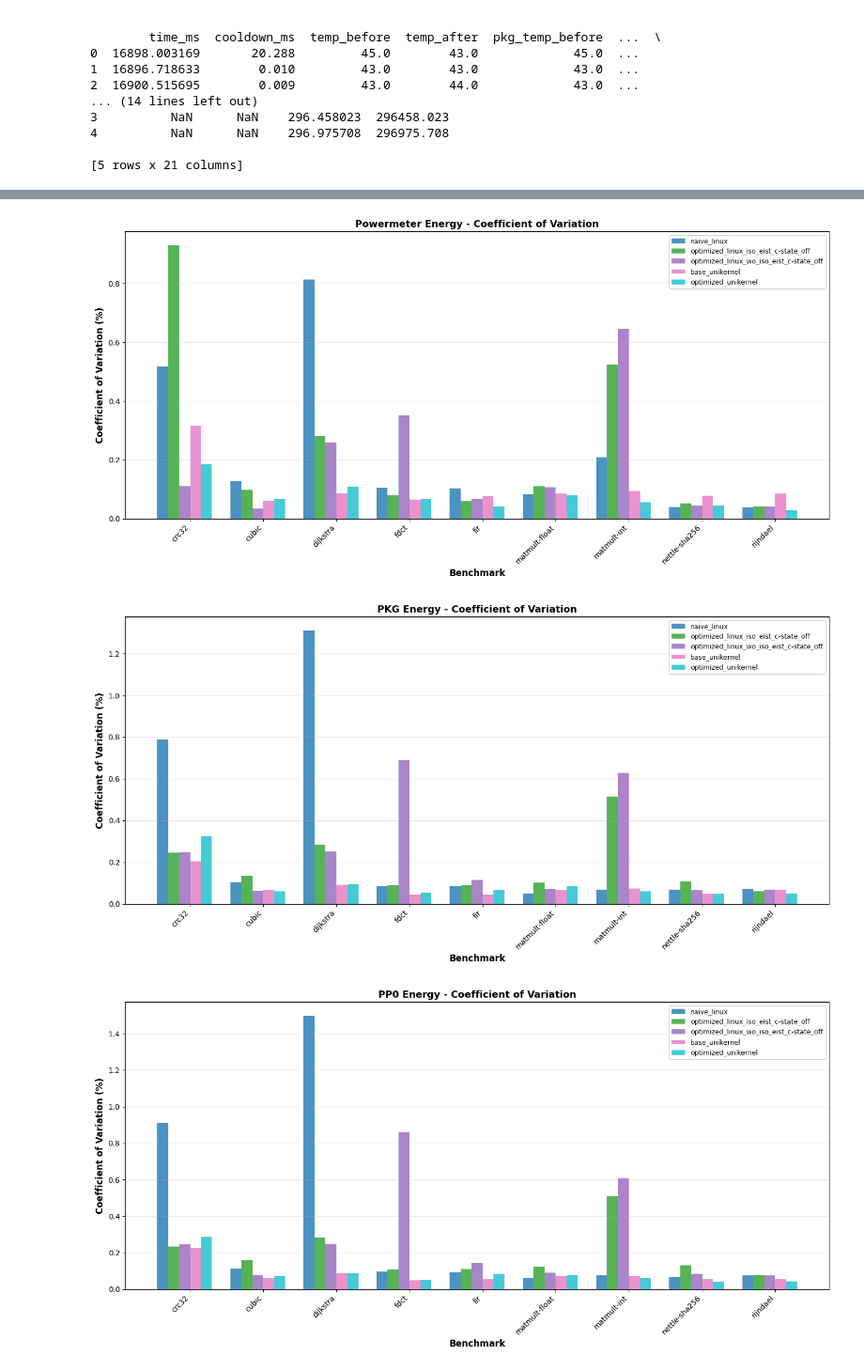
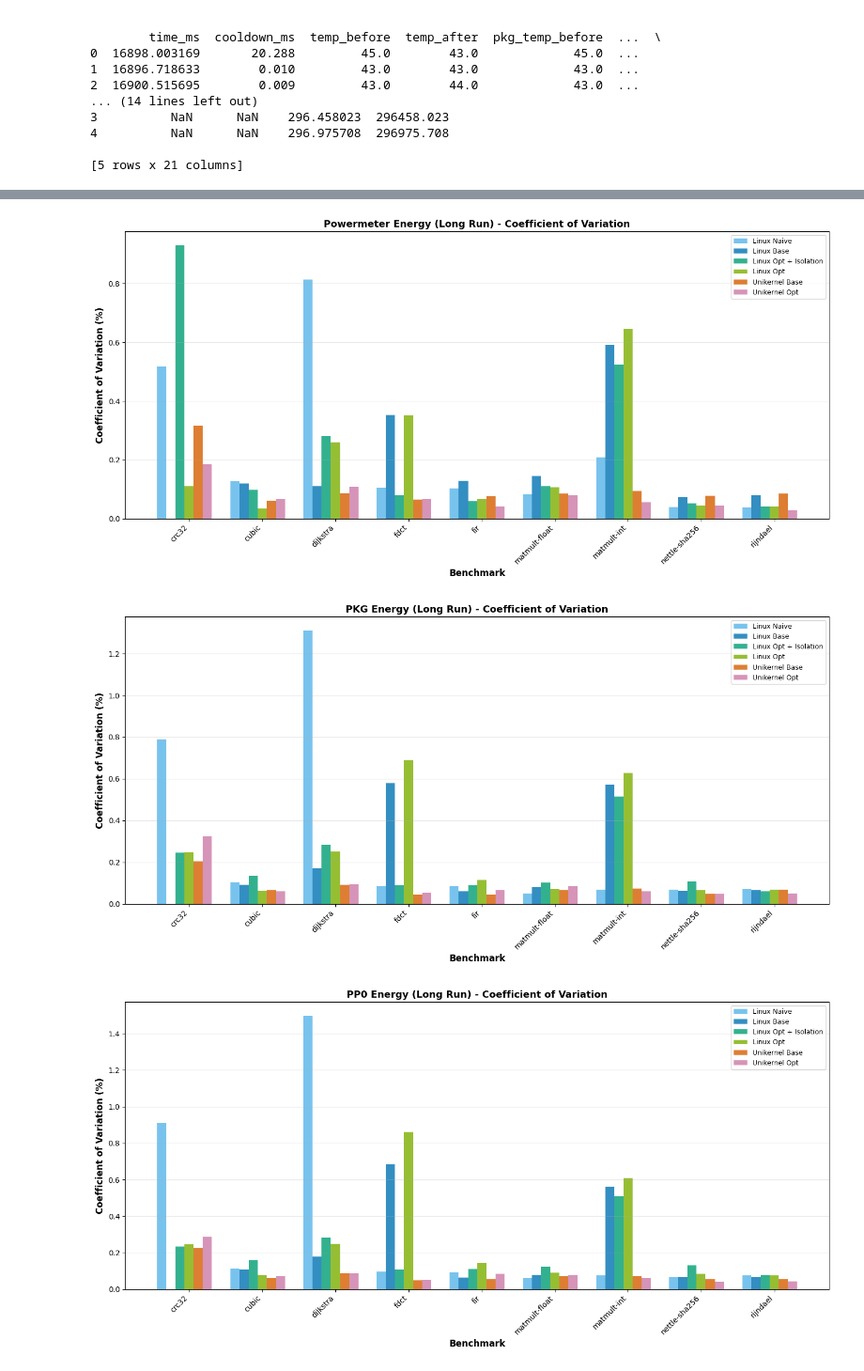
Before and after one commit to sondreross/testing, a Jupyter notebook: ryddet_plots.ipynb, the cells around one changed output, grey strips where cells are left out. Shown at 94% size. Saved outputs shown, nothing was run; the diff lists cells and outputs as text; code cells hidden in the pictures.

```diff
--- a/ryddet_plots.ipynb
+++ b/ryddet_plots.ipynb
@@ -278,17 +289,19 @@ Energy analysis ready: 63 benchmark-config combinations
 # PP0 (CPU cores) is a subset of PKG (CPU package), which is a subset of total system energy
 fig, ax = plt.subplots(figsize=(14, 8))
 
-# Filter out specific configurations
+# Filter out specific configurations and base_linux crc32 only for plotting
 plot_df = energy_df[
     (energy_df['config'] != 'optimized_linux_wo_iso_eist_c-state_on') &
-    (energy_df['config'] != 'naive_linux')
-].copy()
+    (energy_df['config'] != 'naive_linux') # &
+    # ~((energy_df['config'] == 'base_linux') & (energy_df['benchmark'] == 'crc32'))
+] .copy()
 
 # Get unique benchmarks and configs (filter out NaN values)
 benchmarks = sorted([b for b in plot_df['benchmark'].unique() if pd.notna(b)])
 
 # Define custom order for configs
 config_order = [
+    'naive_linux',
     'base_linux',
     'optimized_linux_iso_eist_c-state_off',
     'optimized_linux_wo_iso_eist_c-state_off',
@@ -300,6 +313,7 @@ configs = [c for c in config_order if c in plot_df['config'].unique()]
 
 # Short names for legend
 config_names = {
+    'naive_linux': 'Linux Naive',
     'base_linux': 'Linux Base',
     'optimized_linux_iso_eist_c-state_off': 'Linux Opt+Iso',
     'optimized_linux_wo_iso_eist_c-state_off': 'Linux Opt',
@@ -444,8 +455,9 @@ CV analysis ready: 64 benchmark-config combinations
 # %%
 # Create three separate plots for coefficient of variation
-# Filter out specific configurations
+# Filter out specific configurations and base_linux crc32 only for plotting
 cv_plot_df = cv_df[
-    (cv_df['config'] != 'optimized_linux_wo_iso_eist_c-state_on')
+    (cv_df['config'] != 'optimized_linux_wo_iso_eist_c-state_on') &
+    ~((cv_df['config'] == 'base_linux') & (cv_df['benchmark'] == 'crc32'))
 ].copy()
 
 # Get unique benchmarks and configs
@@ -453,8 +465,8 @@ benchmarks = sorted([b for b in cv_plot_df['benchmark'].unique() if pd.notna(b)]
 
 # Define custom order for configs
 config_order = [
-    #'base_linux',
     'naive_linux',
+    'base_linux',
     'optimized_linux_iso_eist_c-state_off',
     'optimized_linux_wo_iso_eist_c-state_off',
     'base_unikernel',
@@ -463,15 +475,23 @@ config_order = [
 configs = [c for c in config_order if c in cv_plot_df['config'].unique()]
 
 # Set up x positions
-x = np.arange(len(benchmarks))
+x = np.arange(len(benchmarks)) * 1.2
 width = 0.15
-colors = plt.cm.tab10(np.linspace(0, 0.9, len(configs)))
+config_colors = {
+    'naive_linux': '#56B4E9',
+    'base_linux': '#0072B2',
+    'optimized_linux_iso_eist_c-state_off': '#009E73',
+    'optimized_linux_wo_iso_eist_c-state_off': '#7CAE00',
+    'base_unikernel': '#D55E00',
+    'optimized_unikernel': '#CC79A7'
+}
 
 # Plot 1: Powermeter CV
 fig1, ax1 = plt.subplots(figsize=(14, 7))
 
 for i, config in enumerate(configs):
     config_data = cv_plot_df[cv_plot_df['config'] == config]
+    label = config_labels.get(config, config)
 
     pm_cvs = []
     for bench in benchmarks:
@@ -482,11 +502,11 @@ for i, config in enumerate(configs):
             pm_cvs.append(0)
 
     offset = (i - len(configs)/2) * width
-    ax1.bar(x + offset, pm_cvs, width, label=config, color=colors[i], alpha=0.8)
+    ax1.bar(x + offset, pm_cvs, width, label=label, color=config_colors.get(config, '#7f7f7f'), alpha=0.8)
 
 ax1.set_xlabel('Benchmark', fontsize=12, fontweight='bold')
 ax1.set_ylabel('Coefficient of Variation (%)', fontsize=12, fontweight='bold')
-ax1.set_title('Powermeter Energy - Coefficient of Variation', fontsize=13, fontweight='bold')
+ax1.set_title('Powermeter Energy (Long Run) - Coefficient of Variation', fontsize=13, fontweight='bold')
 ax1.set_xticks(x)
 ax1.set_xticklabels(benchmarks, rotation=45, ha='right')
 ax1.legend(fontsize=9)
@@ -499,6 +519,7 @@ fig2, ax2 = plt.subplots(figsize=(14, 7))
 
 for i, config in enumerate(configs):
     config_data = cv_plot_df[cv_plot_df['config'] == config]
+    label = config_labels.get(config, config)
 
     pkg_cvs = []
     for bench in benchmarks:
@@ -509,11 +530,11 @@ for i, config in enumerate(configs):
             pkg_cvs.append(0)
 
     offset = (i - len(configs)/2) * width
-    ax2.bar(x + offset, pkg_cvs, width, label=config, color=colors[i], alpha=0.8)
+    ax2.bar(x + offset, pkg_cvs, width, label=label, color=config_colors.get(config, '#7f7f7f'), alpha=0.8)
 
 ax2.set_xlabel('Benchmark', fontsize=12, fontweight='bold')
 ax2.set_ylabel('Coefficient of Variation (%)', fontsize=12, fontweight='bold')
-ax2.set_title('PKG Energy - Coefficient of Variation', fontsize=13, fontweight='bold')
+ax2.set_title('PKG Energy (Long Run) - Coefficient of Variation', fontsize=13, fontweight='bold')
 ax2.set_xticks(x)
 ax2.set_xticklabels(benchmarks, rotation=45, ha='right')
 ax2.legend(fontsize=9)
@@ -552,40 +573,42 @@ for config_name in subdirs.keys():
 # Convert to DataFrame
 pp0_cv_df = pd.DataFrame(pp0_cv_results)
 
-# Filter out specific configurations
+# Filter out specific configurations and base_linux crc32 only for plotting
 pp0_cv_plot_df = pp0_cv_df[
-    (pp0_cv_df['config'] != 'optimized_linux_wo_iso_eist_c-state_on')
+    (pp0_cv_df['config'] != 'optimized_linux_wo_iso_eist_c-state_on') &
+    ~((pp0_cv_df['config'] == 'base_linux') & (pp0_cv_df['benchmark'] == 'crc32'))
 ].copy()
 
 fig3, ax3 = plt.subplots(figsize=(14, 7))
 
 for i, config in enumerate(configs):
     config_data = pp0_cv_plot_df[pp0_cv_plot_df['config'] == config]
+    label = config_labels.get(config, config)
 
     pp0_cvs = []
     for bench in benchmarks:
         bench_data = config_data[config_data['benchmark'] == bench]
         if len(bench_data) > 0 and pd.notna(bench_data['pp0_cv'].values[0]):
             pp0_cvs.append(bench_data['pp0_cv'].values[0])
         else:
             pp0_cvs.append(0)
 
     offset = (i - len(configs)/2) * width
-    ax3.bar(x + offset, pp0_cvs, width, label=config, color=colors[i], alpha=0.8)
+    ax3.bar(x + offset, pp0_cvs, width, label=label, color=config_colors.get(config, '#7f7f7f'), alpha=0.8)
 
 ax3.set_xlabel('Benchmark', fontsize=12, fontweight='bold')
 ax3.set_ylabel('Coefficient of Variation (%)', fontsize=12, fontweight='bold')
-ax3.set_title('PP0 Energy - Coefficient of Variation', fontsize=13, fontweight='bold')
+ax3.set_title('PP0 Energy (Long Run) - Coefficient of Variation', fontsize=13, fontweight='bold')
 ax3.set_xticks(x)
 ax3.set_xticklabels(benchmarks, rotation=45, ha='right')
 ax3.legend(fontsize=9)
 ax3.grid(axis='y', alpha=0.3)
 plt.tight_layout()
 plt.show()
 # %% [output]
-[figure, old version]
+[figure, new version]
-[figure, old version]
+[figure, new version]
-[figure, old version]
+[figure, new version]
 # %%
 # Boxplot for PKG energy consumption per benchmark
 # One plot per benchmark, showing all configurations
```
Also changed, not shown: parts of 9 cells of this notebook, 1 other file.
